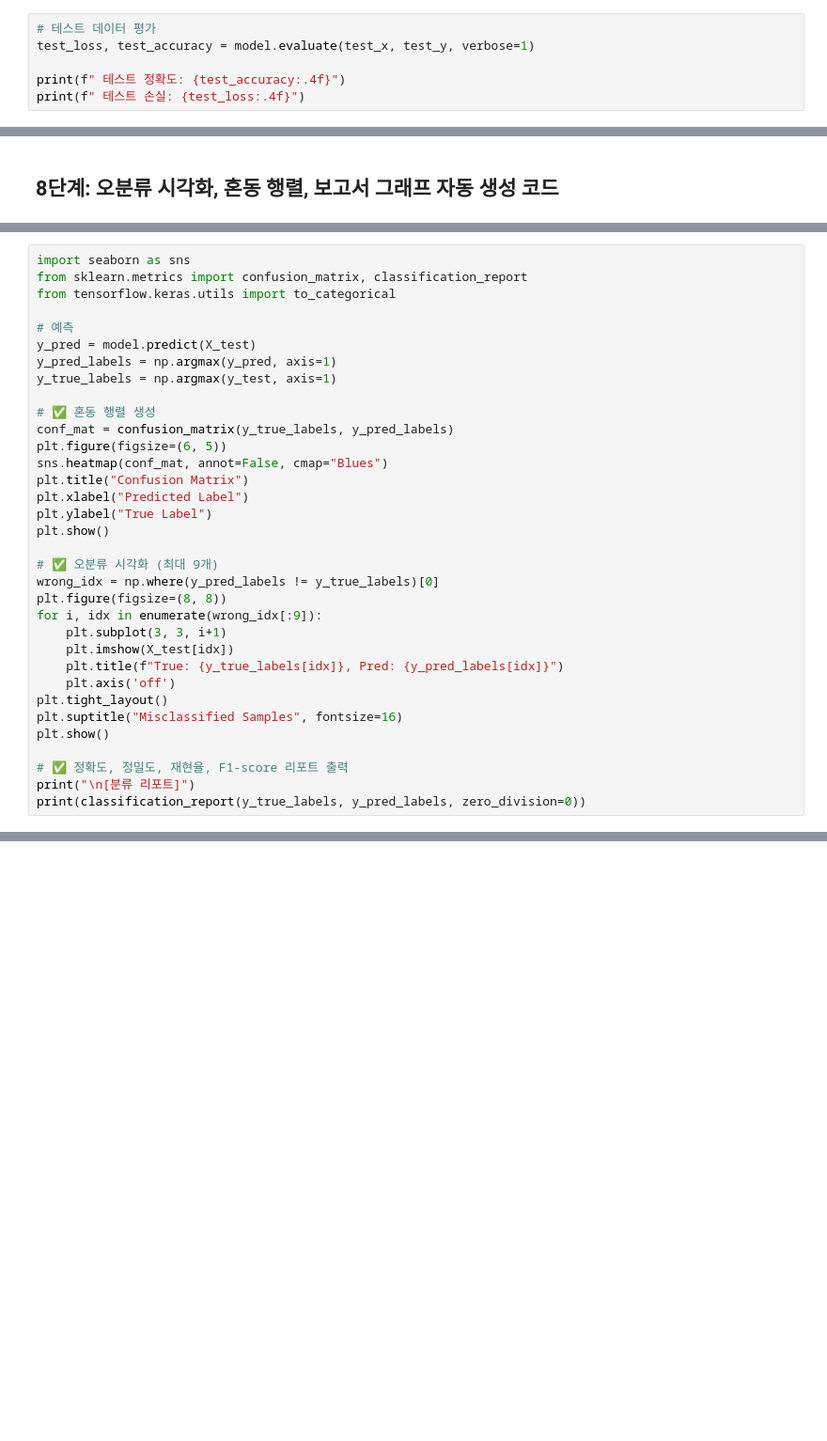
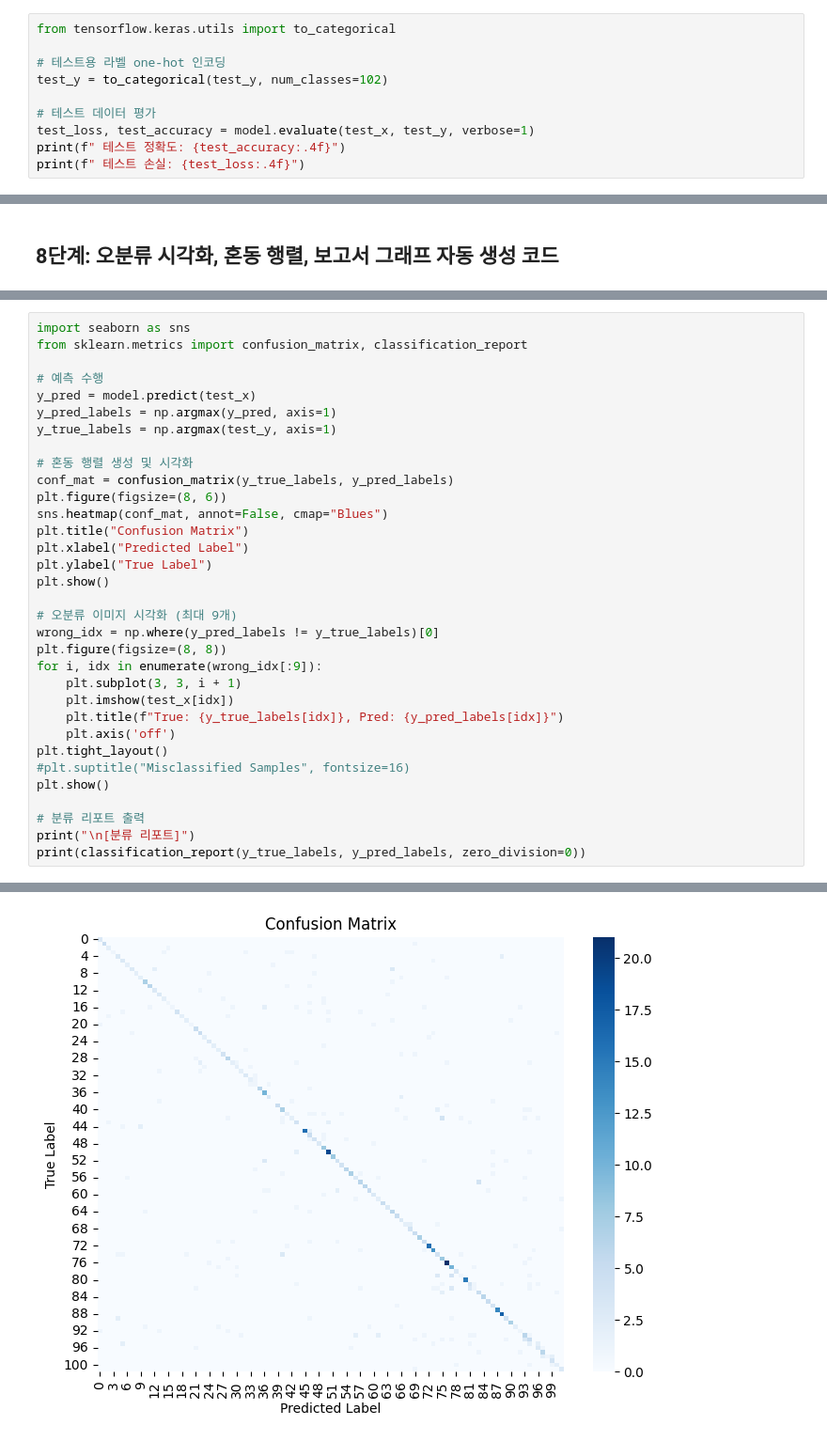
Before and after one commit to dhkdsns20/Deep-Learning, a Jupyter notebook: project.ipynb, the cells around one changed output, grey strips where cells are left out. Shown at 94% size. Drawn from its saved outputs; the diff is of its cells as text; blank space fills up the shorter version.

```diff
--- a/project.ipynb
+++ b/project.ipynb
@@ -337,9 +337,13 @@ plt.show()
 # %% [markdown]
 ##  6단계: 테스트셋 평가 (model.evaluate())
 # %%
+from tensorflow.keras.utils import to_categorical
+
+# 테스트용 라벨 one-hot 인코딩
+test_y = to_categorical(test_y, num_classes=102)
+
 # 테스트 데이터 평가
 test_loss, test_accuracy = model.evaluate(test_x, test_y, verbose=1)
-
 print(f" 테스트 정확도: {test_accuracy:.4f}")
 print(f" 테스트 손실: {test_loss:.4f}")
 # %% [output]
@@ -371,34 +396,34 @@ import sys
 # %%
 import seaborn as sns
 from sklearn.metrics import confusion_matrix, classification_report
-from tensorflow.keras.utils import to_categorical
 
-# 예측
-y_pred = model.predict(X_test)
+# 예측 수행
+y_pred = model.predict(test_x)
 y_pred_labels = np.argmax(y_pred, axis=1)
-y_true_labels = np.argmax(y_test, axis=1)
+y_true_labels = np.argmax(test_y, axis=1)
 
-# ✅ 혼동 행렬 생성
+# 혼동 행렬 생성 및 시각화
 conf_mat = confusion_matrix(y_true_labels, y_pred_labels)
-plt.figure(figsize=(6, 5))
+plt.figure(figsize=(8, 6))
 sns.heatmap(conf_mat, annot=False, cmap="Blues")
 plt.title("Confusion Matrix")
 plt.xlabel("Predicted Label")
 plt.ylabel("True Label")
 plt.show()
 
-# ✅ 오분류 시각화 (최대 9개)
+# 오분류 이미지 시각화 (최대 9개)
 wrong_idx = np.where(y_pred_labels != y_true_labels)[0]
 plt.figure(figsize=(8, 8))
 for i, idx in enumerate(wrong_idx[:9]):
-    plt.subplot(3, 3, i+1)
-    plt.imshow(X_test[idx])
+    plt.subplot(3, 3, i + 1)
+    plt.imshow(test_x[idx])
     plt.title(f"True: {y_true_labels[idx]}, Pred: {y_pred_labels[idx]}")
     plt.axis('off')
 plt.tight_layout()
-plt.suptitle("Misclassified Samples", fontsize=16)
+#plt.suptitle("Misclassified Samples", fontsize=16)
 plt.show()
 
-# ✅ 정확도, 정밀도, 재현율, F1-score 리포트 출력
+# 분류 리포트 출력
 print("\n[분류 리포트]")
 print(classification_report(y_true_labels, y_pred_labels, zero_division=0))
+# %% [output]
@@ -404,0 +431 @@ print(classification_report(y_true_labels, y_pred_labels, zero_division=0))
+[figure, added]
```
Also changed, not shown: parts of 5 cells of this notebook.
